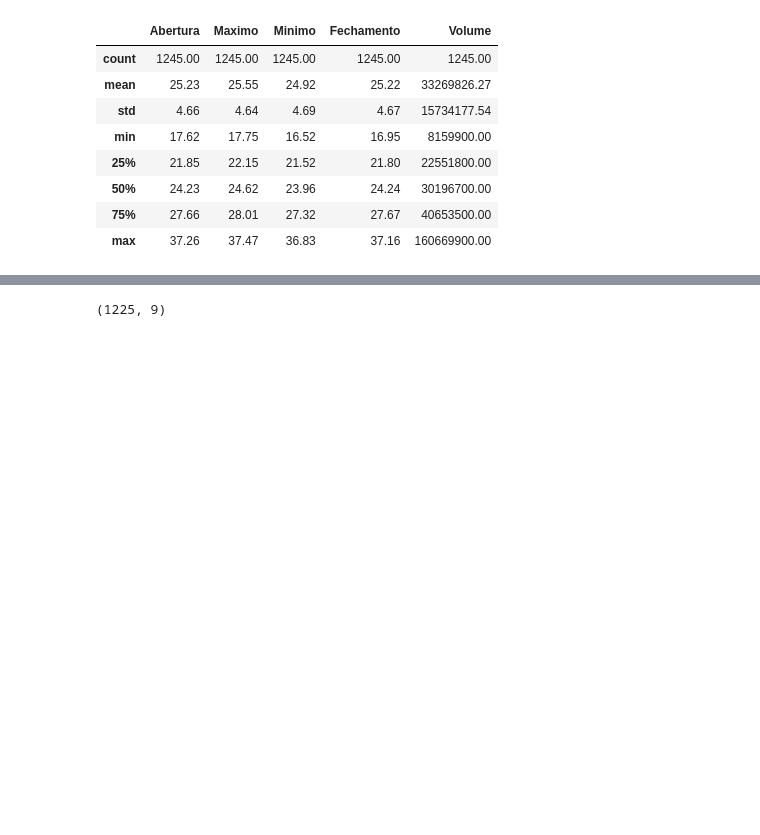
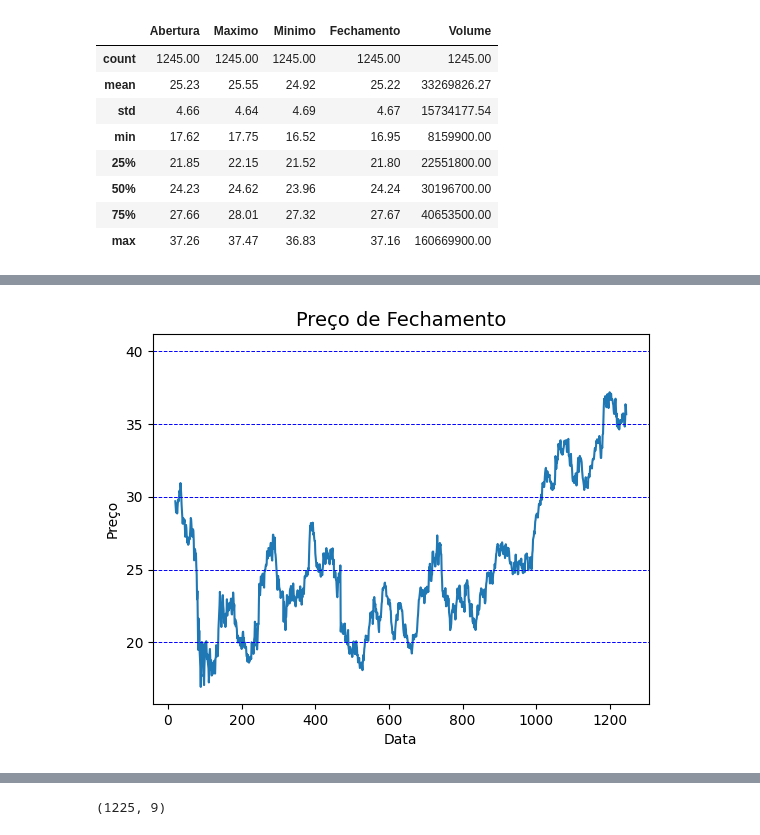
Before and after one commit to Felipe-Pinto/python_para_investimentos, a Jupyter notebook: Previsão_preço_ações.ipynb, the cells around one changed output, grey strips where cells are left out. Drawn from its saved outputs; the diff is of its cells as text; code cells hidden in the pictures; blank space fills up the shorter version.

```diff
--- a/Previsão_preço_ações.ipynb
+++ b/Previsão_preço_ações.ipynb
@@ -142,3 +147,23 @@ plt.show()
+# %%
+# prompt: plotar o gráfico acima com linhas hotizontais
+
+# ... (Your existing code)
+
+# Plot
+plt.plot(dados['Fechamento'])
+plt.title('Preço de Fechamento', size=14)
+
+# Add horizontal lines at specific prices
+horizontal_lines = [20, 25, 30, 35, 40] # Example prices
+for price in horizontal_lines:
+    plt.axhline(y=price, color='b', linestyle='--', linewidth=0.7)
+
+
+plt.xlabel('Data')
+plt.ylabel('Preço')
+plt.show()
+# %% [output]
+[figure, added]
 # %%
 # Criando novos campos de média móvel com 5 dias, 14 dias e 21 dias
 
```
Also changed, not shown: parts of 4 cells of this notebook.
